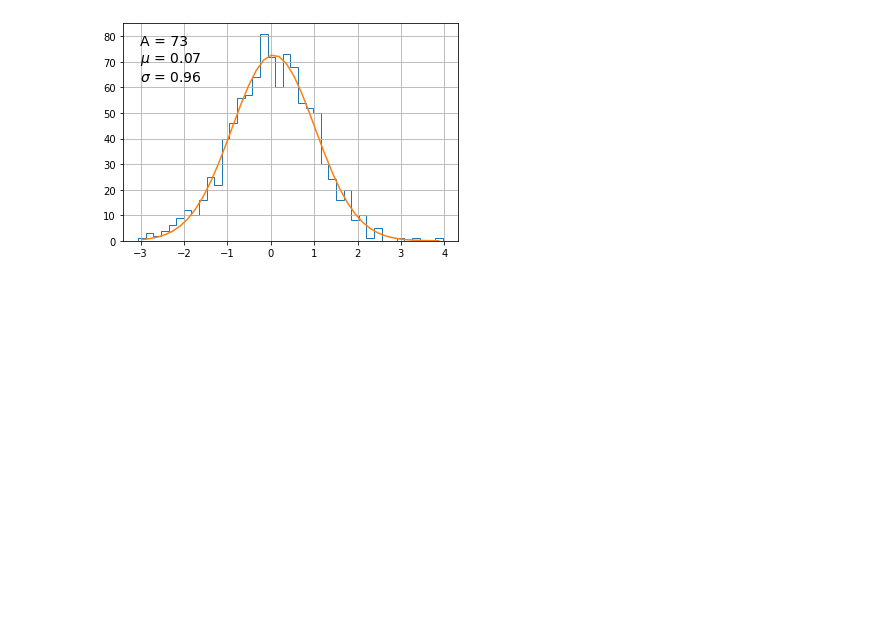
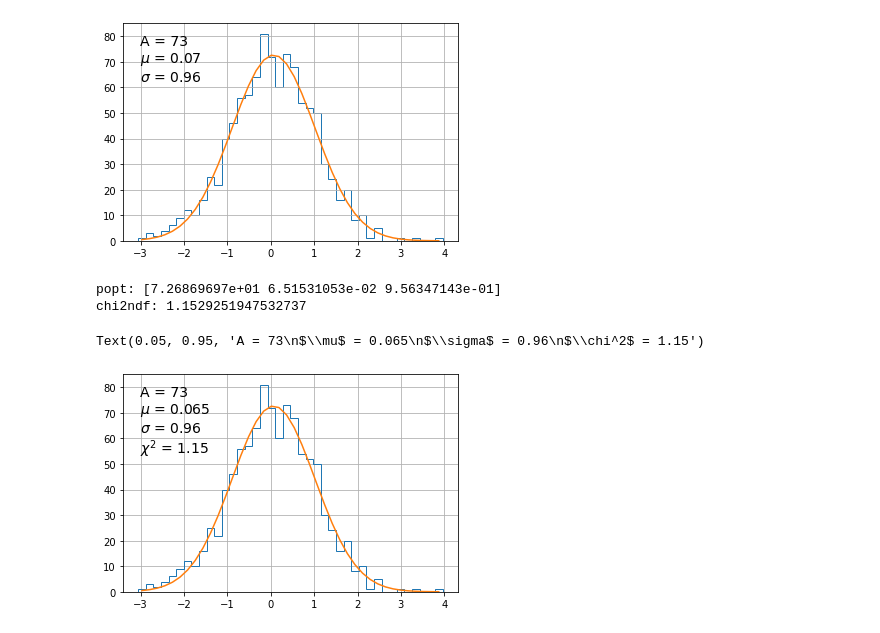
Before and after one commit to zatserkl/JupyterHome, a Jupyter notebook: fit.ipynb, the cells around one changed output. Saved outputs shown, nothing was run; the diff lists cells and outputs as text; code cells hidden in the pictures; blank space fills up the shorter version.

```diff
--- a/fit.ipynb
+++ b/fit.ipynb
@@ -257,3 +257,48 @@ ax.text(0.05, 0.95, text, transform=ax.transAxes, fontsize=14, va='top')
 popt: [7.26869697e+01 6.51531053e-02 9.56347143e-01]
 Text(0.05, 0.95, 'A = 73\n$\\mu$ = 0.07\n$\\sigma$ = 0.96')
 [figure]
+# %%
+#
+#   Fit Gauss
+#   No errors, no initialization
+#
+
+import numpy as np
+import matplotlib.pyplot as plt
+from scipy.optimize import curve_fit
+
+def fGauss(x, A, mean, sigma):
+    return A * np.exp(-(x - mean)**2 / 2 / sigma**2)
+
+np.random.seed(1)
+
+mu, sigma = 0, 1
+rnormal = np.random.normal(mu, sigma, 1000)
+
+plt.figure()
+
+bins = np.arange(-5*sigma, 5*sigma, 0.2)        # set step 0.2
+# bins = np.linspace(-5*sigma, 5*sigma, 100+1)  # set the number of points (100)
+
+yfit, xfit, _ = plt.hist(rnormal, bins=40, histtype="step")
+xfit = 0.5 * (xfit[1:] + xfit[:-1])
+
+popt, pcov = curve_fit(fGauss, xfit, yfit)
+popt[2] = abs(popt[2])  # positive sigma
+print(f"popt: {popt}")
+
+chi2ndf = np.sum((yfit - fGauss(xfit, *popt))**2) / (len(xfit) - 3)
+err = np.sqrt(yfit)
+err[err == 0] = 1
+chi2ndf = np.sum(((yfit - fGauss(xfit, *popt)) / err)**2) / (len(xfit) - 3)
+print(f'chi2ndf: {chi2ndf}')
+plt.plot(xfit, fGauss(xfit, *popt))
+plt.grid()
+
+text = f"A = {popt[0]:.0f}\n$\mu$ = {popt[1]:.2g}\n$\sigma$ = {popt[2]:.2g}\n$\chi^2$ = {chi2ndf:.2f}"
+plt.text(0.05, 0.95, text, transform=plt.gca().transAxes, fontsize=14, va='top')
+# %% [output]
+popt: [7.26869697e+01 6.51531053e-02 9.56347143e-01]
+chi2ndf: 1.1529251947532737
+Text(0.05, 0.95, 'A = 73\n$\\mu$ = 0.065\n$\\sigma$ = 0.96\n$\\chi^2$ = 1.15')
+[figure, added]
```
